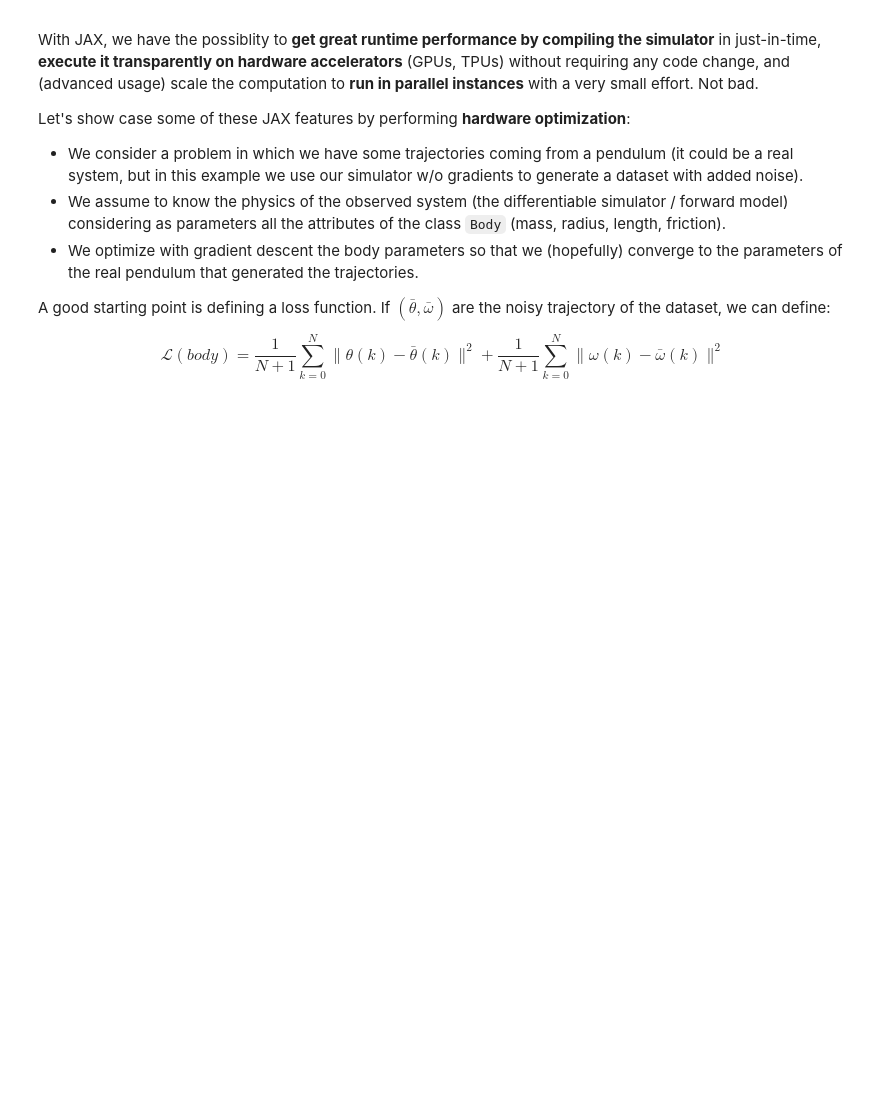
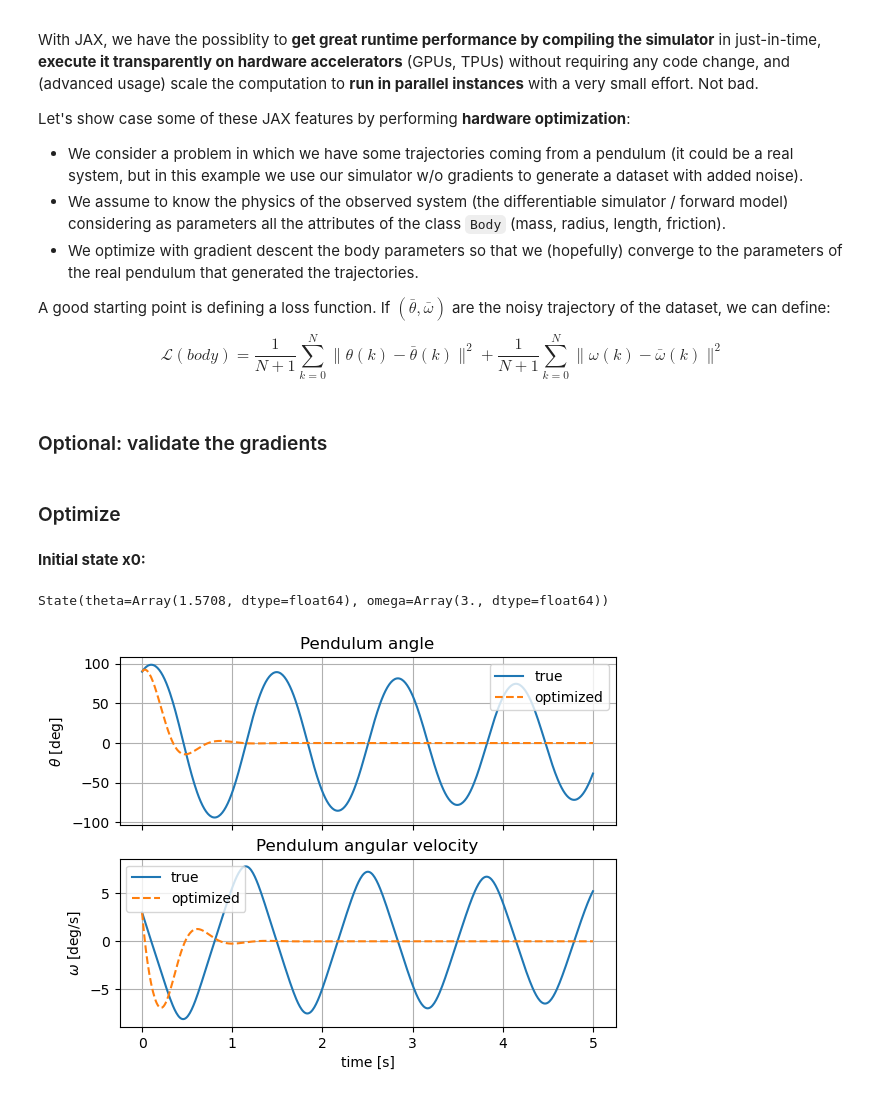
Before and after one commit to diegoferigo/jax_robot_learning_presentation, a Jupyter notebook: jax_robot_learning.ipynb, the cells around one changed output. Drawn from its saved outputs; the diff is of its cells as text; code cells hidden in the pictures; blank space fills up the shorter version.

```diff
--- a/jax_robot_learning.ipynb
+++ b/jax_robot_learning.ipynb
@@ -71,6 +71,10 @@ Limitations:
 # %% [markdown]
 ### Notebook initialization
 # %%
+import jax.config
 import jax.numpy as jnp
 
+# Uncomment this line to enforce using the CPU
+jax.config.update('jax_platform_name', 'cpu')
+
 print(f"JAX is running on device: {jnp.zeros(0).device()}")
@@ -710,6 +770,6 @@ We rely on the external package `diffrax` for the numerical integrators. We use
 # %%
 def initialize_ode_solver() -> Tuple[diffrax.AbstractSolver, diffrax.ODETerm]:
-    """"""
+    """Initialize the ODE solver and the right-hand side of the ODE."""
 
     def ode_flat(
         state: jnp.ndarray,
@@ -717,7 +777,7 @@ def initialize_ode_solver() -> Tuple[diffrax.AbstractSolver, diffrax.ODETerm]:
         body: Body,
         standard_gravity: float = jnp.array(9.81, dtype=float),
     ) -> jnp.ndarray:
-        """"""
+        """Closure to execute the rhs of the ODE on arrays instead of dataclasses."""
 
         state_derivative_pytree = ode(
             state=State.build(theta=state[0], omega=state[1]),
@@ -732,9 +792,7 @@ def initialize_ode_solver() -> Tuple[diffrax.AbstractSolver, diffrax.ODETerm]:
     f_tx = diffrax.ODETerm(lambda t, x, kwargs: ode_flat(state=x, **kwargs))  # noqa
 
     # Select the solver
-    solver = diffrax.solver.ImplicitEuler(
-        diffrax.NewtonNonlinearSolver(rtol=1e-3, atol=1e-6)  # noqa
-    )
+    solver = diffrax.solver.Dopri5()
 
     return solver, f_tx
 
@@ -746,7 +804,7 @@ def solve_ode(
     t: jnp.ndarray,
     body: Body,
 ) -> State:
-    """"""
+    """Solve the ODE by integrating the system starting from the given initial conditions."""
 
     # Solve the ODE
     solution = diffrax.diffeqsolve(
@@ -756,7 +814,6 @@ def solve_ode(
         t1=t[-1],
         dt0=t[1] - t[0],
         y0=jax.flatten_util.ravel_pytree(x0)[0],
-        stepsize_controller= diffrax.ConstantStepSize(),
         saveat=diffrax.SaveAt(t0=True, t1=True, ts=t[1:-1]),  # noqa
         args=dict(  # noqa
             tau=None, body=body, standard_gravity=jnp.array(9.81, dtype=float)
@@ -889,3 +975,26 @@ value_and_grad_fn = jax.jit(jax.value_and_grad(loss_fn, argnums=0, has_aux=False
+# %% [markdown]
+### Optional: validate the gradients
+# %%
+# Define an initial state
+x0 = State.build(theta=jnp.pi / 2, omega=0.0)
+
+# Define the real body and sample the real trajectory without noise
+body_true = Body.build(mass=1.0, radius=0.01, length=0.500, friction=0.010)
+trajectory_true, t, solver, f_tx = sample_trajectory(
+    body=body_true, x0=x0, inject_noise=False,
+)
+
+# Define a body with different parameters (intermediate stage of learning)
+body_optimized = Body.build(mass=100.0, radius=0.01, length=0.500, friction=0.010)
+
+# Check the gradients w.r.t. finite differences
+jax.test_util.check_grads(
+    f=lambda param, traj, x0, t: loss_fn(param, traj, x0, t, solver, f_tx),
+    args=(dict(body=body_optimized), trajectory_true, x0, t),
+    order=1,
+    eps=jnp.finfo(jnp.array(0.0, dtype=float)).resolution ** (1 / 3),
+    modes=('rev'),  # diffrax integrators do not support 'fwd'?
+)
 # %%
 # ====================================================================================
 # Utility function to plot trajectories sampled from the real and optimized parameters
@@ -926,35 +1035,41 @@ def plot(params_true: dict, params_opti: dict, x0: State, t: jnp.ndarray) -> Non
 
     # Not necessary in a jupyter notebook
     # fig.show()
+# %% [markdown]
+### Optimize
 # %%
 # =============================================================================================
 # Define the real (true) parameters, and initialize the optimized parameters far away from them
 # =============================================================================================
 
 # Initialize the true parameters to which we would like to converge
 parameters_true = dict(body=body)
 
 # Initialize the optimization parameters far away from the true ones
 parameters = dict(
     body=Body.build(
         mass=body.mass * 2.0,
         length=body.length * 0.2,
         radius=body.radius * 10.0,
         friction=friction * 10.0,
     ),
 )
 
 # Define the initial state of the pendulum
 omega_0 = 3.0
 theta_0 = jnp.deg2rad(90.0)
-x0 = state = State.build(theta=theta_0, omega=omega_0)
+x0 = State.build(theta=theta_0, omega=omega_0)
 
 display(Markdown("**Initial state x0:**"))
 print(x0)
 
 # Plot the trajectory with the initial parameters to visualize that it is
 # considerably different w.r.t. the true trajectory
 plot(params_true=parameters_true, params_opti=parameters, x0=x0, t=t)
+# %% [output]
+**Initial state x0:**
+State(theta=Array(1.5708, dtype=float64), omega=Array(3., dtype=float64))
+[figure, added]
 # %%
 # Create and initialize the ADAM optimizer
 learning_rate = 0.003_500
```
Also changed, not shown: parts of 18 cells of this notebook.
